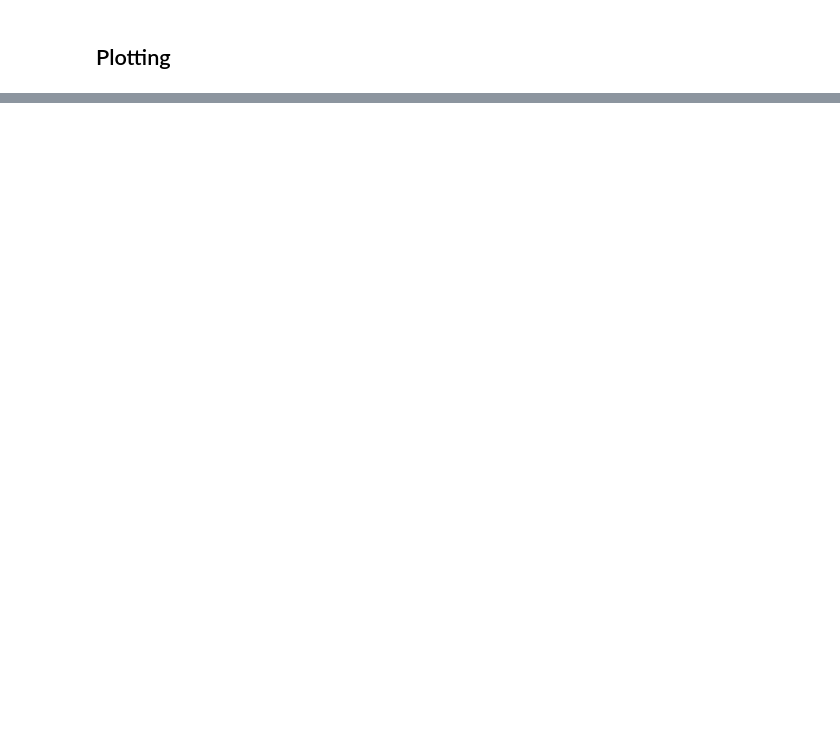
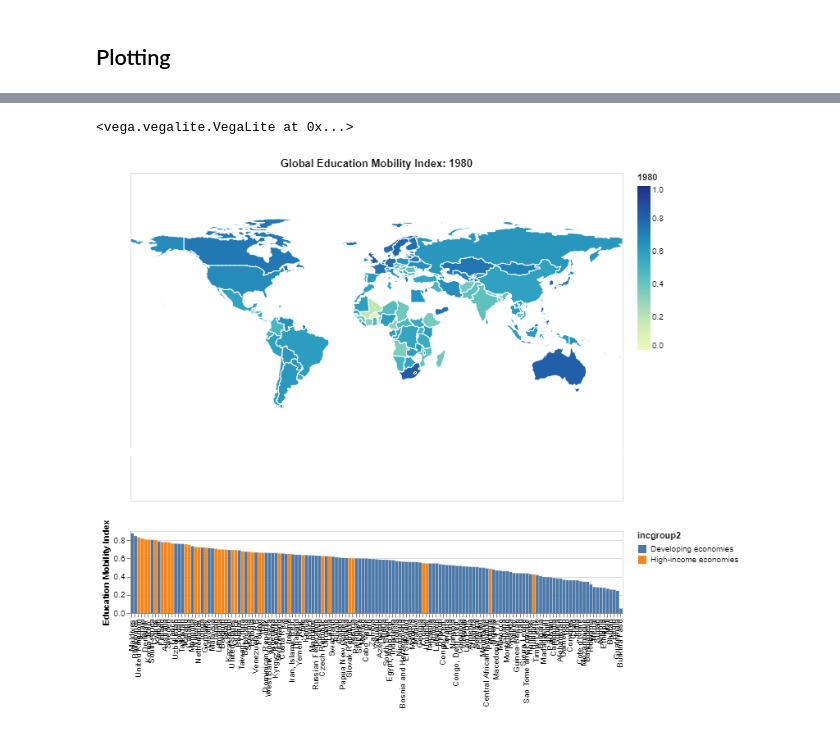
Before and after one commit to UBC-MDS/DSCI_532_L02_Group212_SocialMobilityProject, a Jupyter notebook: src/data_wrangling.ipynb, the cells around one changed output, grey strips where cells are left out. Saved outputs shown, nothing was run; the diff lists cells and outputs as text; code cells hidden in the pictures; blank space fills up the shorter version.

```diff
--- a/src/data_wrangling.ipynb
+++ b/src/data_wrangling.ipynb
@@ -111,0 +334,66 @@ ed_mob_wide_NaN = ed_mob_wide
+# %%
+def map_and_bar_by_year(year, title):
+    """
+    ADD DOCUMENTATION HERE
+    """
+    quote_yr = str(year)
+    selection = alt.selection_multi(fields = ['countryname'], resolve='global')
+
+    map_chart = alt.Chart(country_map).mark_geoshape(
+        stroke='white',
+        fill='lightgray'
+    ).encode(
+        color=alt.condition(selection,
+                           alt.Color(quote_yr, type='quantitative',
+                                    scale=alt.Scale(domain=[0, 1])),
+                           alt.value('lightgray')),
+        tooltip = [
+            alt.Tooltip('countryname:N', title="country"),
+            alt.Tooltip(f'{year}:Q', title="EMI")
+        ]
+    ).transform_lookup(
+        lookup='id',
+        from_=alt.LookupData(ed_mob_wide_all_final,'country_num', [quote_yr, 'countryname'])
+    ).properties(
+        width=600
+    ).project(
+        'equirectangular'
+   # ).resolve_scale(
+       # color='independent'
+    ).properties(title=title,
+                height=400,
+                width=600).add_selection(selection)
+
+    plot_dict = {
+        '1940': ed_mob_1940,
+        '1950': ed_mob_1950,
+        '1960': ed_mob_1960,
+        '1970': ed_mob_1970,
+        '1980': ed_mob_1980
+    }
+
+    bar_chart_data = plot_dict[quote_yr]
+
+    bar_chart = alt.Chart(bar_chart_data.loc[bar_chart_data['child'] == 'all']).mark_bar().encode(
+        alt.Y(f'{quote_yr}:Q', title="Education Mobility Index"),
+        alt.X('countryname', title='',
+        sort=alt.EncodingSortField(field=quote_yr,
+                                   order="descending")),
+        #color=alt.Color('incgroup2'),
+        color=alt.condition(selection,
+                           'incgroup2',
+                           alt.value('lightgray')),
+        tooltip = [
+            alt.Tooltip('countryname:N', title="country"),
+            alt.Tooltip(f'{quote_yr}:Q', title="EMI")
+        ]
+    ).properties(height = 100, width = 600).add_selection(selection)
+
+    return map_chart & bar_chart
+
+year = 1980
+title = f'Global Education Mobility Index: {year}'
+map_and_bar_by_year(year, title)
+# %% [output]
+<vega.vegalite.VegaLite at 0x...>
+[figure, added]
```
Also changed, not shown: parts of 19 cells of this notebook.
